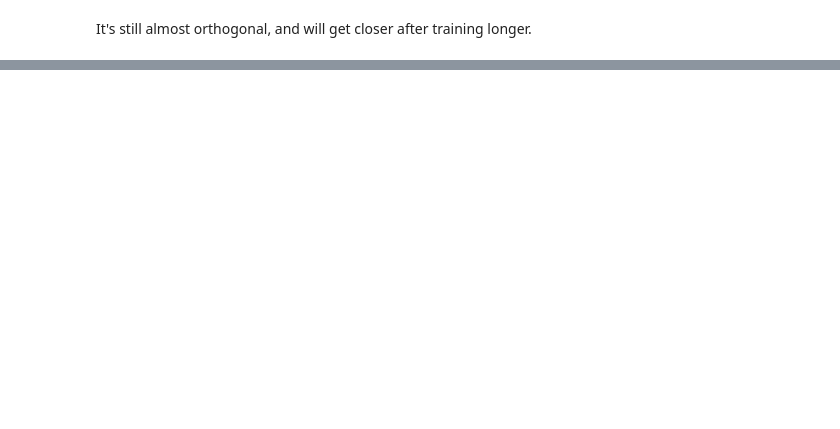
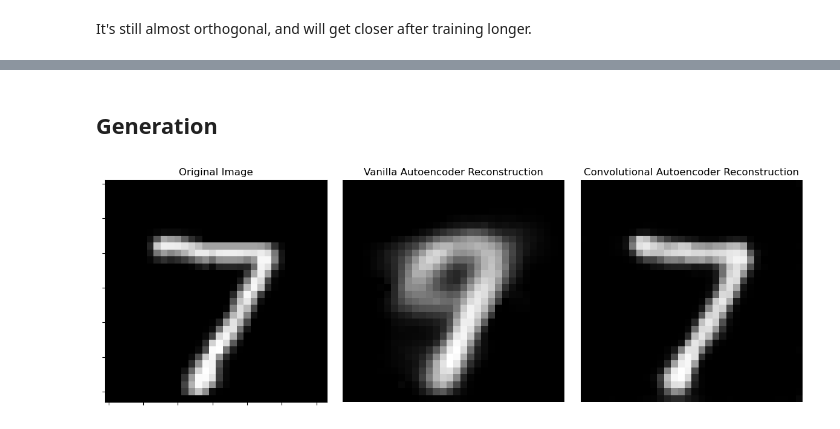
Before and after one commit to helloimlixin/nn02h, a Jupyter notebook: autoencoders/notebook.ipynb, the cells around one changed output, grey strips where cells are left out. Saved outputs shown, nothing was run; the diff lists cells and outputs as text; code cells hidden in the pictures; blank space fills up the shorter version.

```diff
--- a/autoencoders/notebook.ipynb
+++ b/autoencoders/notebook.ipynb
@@ -566,0 +790,35 @@ It's still almost orthogonal, and will get closer after training longer.
+# %% [markdown]
+## Generation
+# %%
+generated_index = 0
+image, label = test_dataset[generated_index]
+
+_, recon_vanilla = vanilla_autoencoder(image.unsqueeze(0).to(device))
+_, recon_conv = convolutional_autoencoder(image.unsqueeze(0).to(device))
+
+recon_vanilla = recon_vanilla.cpu().detach().numpy()
+recon_conv = recon_conv.cpu().detach().numpy()
+
+fig, ax = plt.subplots(1, 3, figsize=(12, 4))
+
+ax[0].imshow(image.squeeze(), cmap="gray")
+ax[0].set_title("Original Image")
+ax[0].set_xticklabels([])
+ax[0].set_yticklabels([])
+
+ax[1].imshow(recon_vanilla.squeeze(), cmap="gray")
+ax[1].set_title("Vanilla Autoencoder Reconstruction")
+ax[1].set_xticklabels([])
+ax[1].set_yticklabels([])
+ax[1].axis("off")
+
+ax[2].imshow(recon_conv.squeeze(), cmap="gray")
+ax[2].set_title("Convolutional Autoencoder Reconstruction")
+ax[2].set_xticklabels([])
+ax[2].set_yticklabels([])
+ax[2].axis("off")
+
+plt.tight_layout()
+plt.show()
+# %% [output]
+[figure, added]
```
Also changed, not shown: parts of 41 cells of this notebook, 3 other files.
